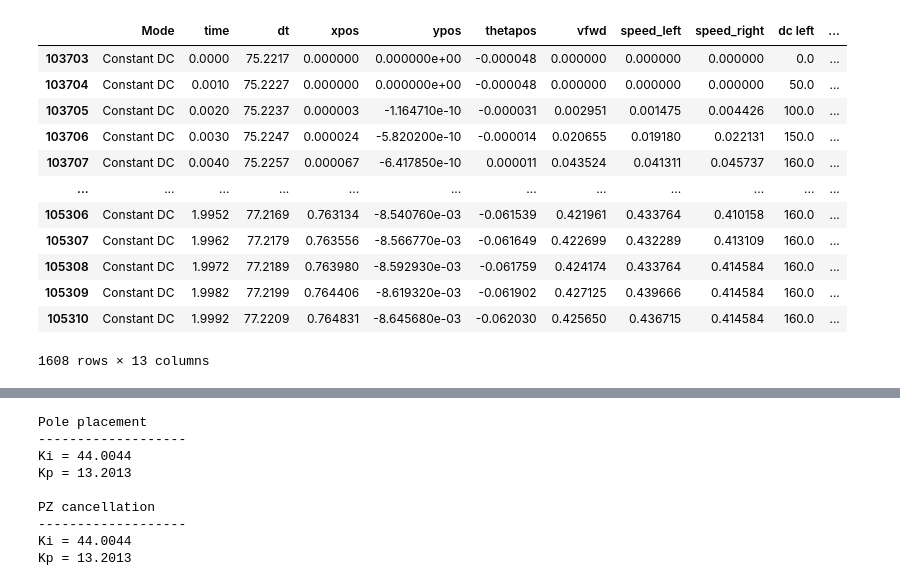
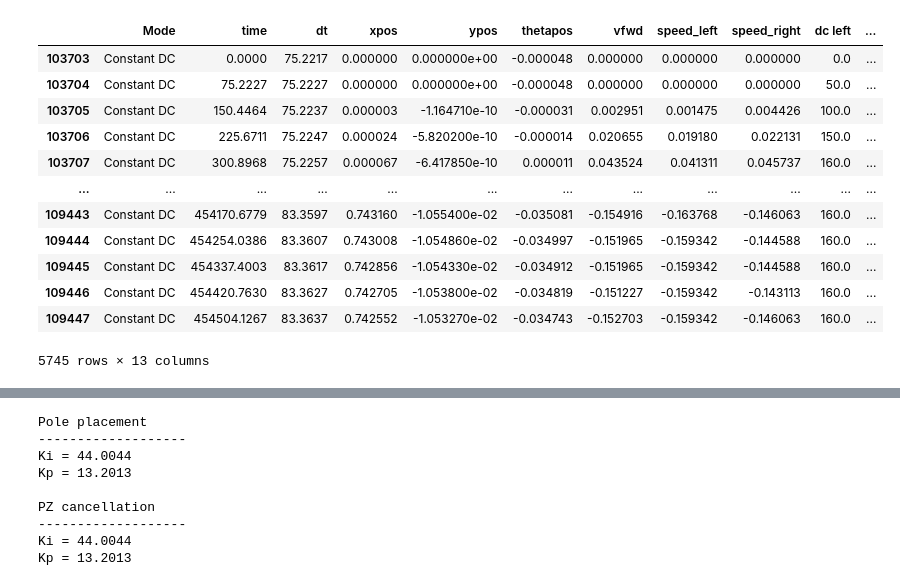
Before and after one commit to EthanD11/botlightyear, a Jupyter notebook: Teensy/OL_test/OLtest.ipynb, the cells around one changed output, grey strips where cells are left out. Saved outputs shown, nothing was run; the diff lists cells and outputs as text; code cells hidden in the pictures.

```diff
--- a/Teensy/OL_test/OLtest.ipynb
+++ b/Teensy/OL_test/OLtest.ipynb
@@ -28,45 +28,47 @@ for i in range(ndata):
         current = re.sub("\nstate is.*", "\n", current, flags=re.S)
     if ("\nstate is" in raw_data[i]):
         current = re.sub("\nstate is.*", "\n", current, flags=re.S)
     try:
         splitted_data = current.strip().split("\n")
         mode = splitted_data[0].strip()
         data_mode[i] = mode
         data_np[:,i] = list(map(lambda x: float(x.split(" = ")[-1]), splitted_data[1:]))
 
     except:
         print("Error parsing sample number ", i, "\n")
         print(raw_data[i])
         print(current)
         break
 
 data = pd.DataFrame(data_np.T, columns=columns[1:])
+# data.insert(0,"time",np.cumsum(data["dt"]),False)
 data.insert(0,"time",data["dt"],False)
 data.insert(0,"Mode",data_mode,False)
 
 mask = data["Mode"] != "idle"
 t0 = data["time"][mask].iloc[0]
 
 data = data[mask]
 data.loc[:,"time"] = data["time"].iloc[:] - t0
-mask = np.logical_and(mask, data["time"] <= 2)
+# mask = np.logical_and(mask, data["time"] <= 2.2)
 data = data[mask]
 data
 data
+data
 # %% [output]
 |  | Mode | time | dt | xpos | ypos | thetapos | vfwd | speed_left | speed_right | dc left | ... |
 | 103703 | Constant DC | 0.0000 | 75.2217 | 0.000000 | 0.000000e+00 | -0.000048 | 0.000000 | 0.000000 | 0.000000 | 0.0 | ... |
-| 103704 | Constant DC | 0.0010 | 75.2227 | 0.000000 | 0.000000e+00 | -0.000048 | 0.000000 | 0.000000 | 0.000000 | 50.0 | ... |
-| 103705 | Constant DC | 0.0020 | 75.2237 | 0.000003 | -1.164710e-10 | -0.000031 | 0.002951 | 0.001475 | 0.004426 | 100.0 | ... |
-| 103706 | Constant DC | 0.0030 | 75.2247 | 0.000024 | -5.820200e-10 | -0.000014 | 0.020655 | 0.019180 | 0.022131 | 150.0 | ... |
-| 103707 | Constant DC | 0.0040 | 75.2257 | 0.000067 | -6.417850e-10 | 0.000011 | 0.043524 | 0.041311 | 0.045737 | 160.0 | ... |
+| 103704 | Constant DC | 75.2227 | 75.2227 | 0.000000 | 0.000000e+00 | -0.000048 | 0.000000 | 0.000000 | 0.000000 | 50.0 | ... |
+| 103705 | Constant DC | 150.4464 | 75.2237 | 0.000003 | -1.164710e-10 | -0.000031 | 0.002951 | 0.001475 | 0.004426 | 100.0 | ... |
+| 103706 | Constant DC | 225.6711 | 75.2247 | 0.000024 | -5.820200e-10 | -0.000014 | 0.020655 | 0.019180 | 0.022131 | 150.0 | ... |
+| 103707 | Constant DC | 300.8968 | 75.2257 | 0.000067 | -6.417850e-10 | 0.000011 | 0.043524 | 0.041311 | 0.045737 | 160.0 | ... |
 | ... | ... | ... | ... | ... | ... | ... | ... | ... | ... | ... | ... |
-| 105306 | Constant DC | 1.9952 | 77.2169 | 0.763134 | -8.540760e-03 | -0.061539 | 0.421961 | 0.433764 | 0.410158 | 160.0 | ... |
-| 105307 | Constant DC | 1.9962 | 77.2179 | 0.763556 | -8.566770e-03 | -0.061649 | 0.422699 | 0.432289 | 0.413109 | 160.0 | ... |
-| 105308 | Constant DC | 1.9972 | 77.2189 | 0.763980 | -8.592930e-03 | -0.061759 | 0.424174 | 0.433764 | 0.414584 | 160.0 | ... |
-| 105309 | Constant DC | 1.9982 | 77.2199 | 0.764406 | -8.619320e-03 | -0.061902 | 0.427125 | 0.439666 | 0.414584 | 160.0 | ... |
-| 105310 | Constant DC | 1.9992 | 77.2209 | 0.764831 | -8.645680e-03 | -0.062030 | 0.425650 | 0.436715 | 0.414584 | 160.0 | ... |
+| 109443 | Constant DC | 454170.6779 | 83.3597 | 0.743160 | -1.055400e-02 | -0.035081 | -0.154916 | -0.163768 | -0.146063 | 160.0 | ... |
+| 109444 | Constant DC | 454254.0386 | 83.3607 | 0.743008 | -1.054860e-02 | -0.034997 | -0.151965 | -0.159342 | -0.144588 | 160.0 | ... |
+| 109445 | Constant DC | 454337.4003 | 83.3617 | 0.742856 | -1.054330e-02 | -0.034912 | -0.151965 | -0.159342 | -0.144588 | 160.0 | ... |
+| 109446 | Constant DC | 454420.7630 | 83.3627 | 0.742705 | -1.053800e-02 | -0.034819 | -0.151227 | -0.159342 | -0.143113 | 160.0 | ... |
+| 109447 | Constant DC | 454504.1267 | 83.3637 | 0.742552 | -1.053270e-02 | -0.034743 | -0.152703 | -0.159342 | -0.146063 | 160.0 | ... |
-1608 rows × 13 columns
+5745 rows × 13 columns
 # %%
 plt.title("Position in function of time")
 plt.plot(data["time"], data["speed_left"], label="x")
```
Also changed, not shown: parts of 4 cells of this notebook, 10 other files.
